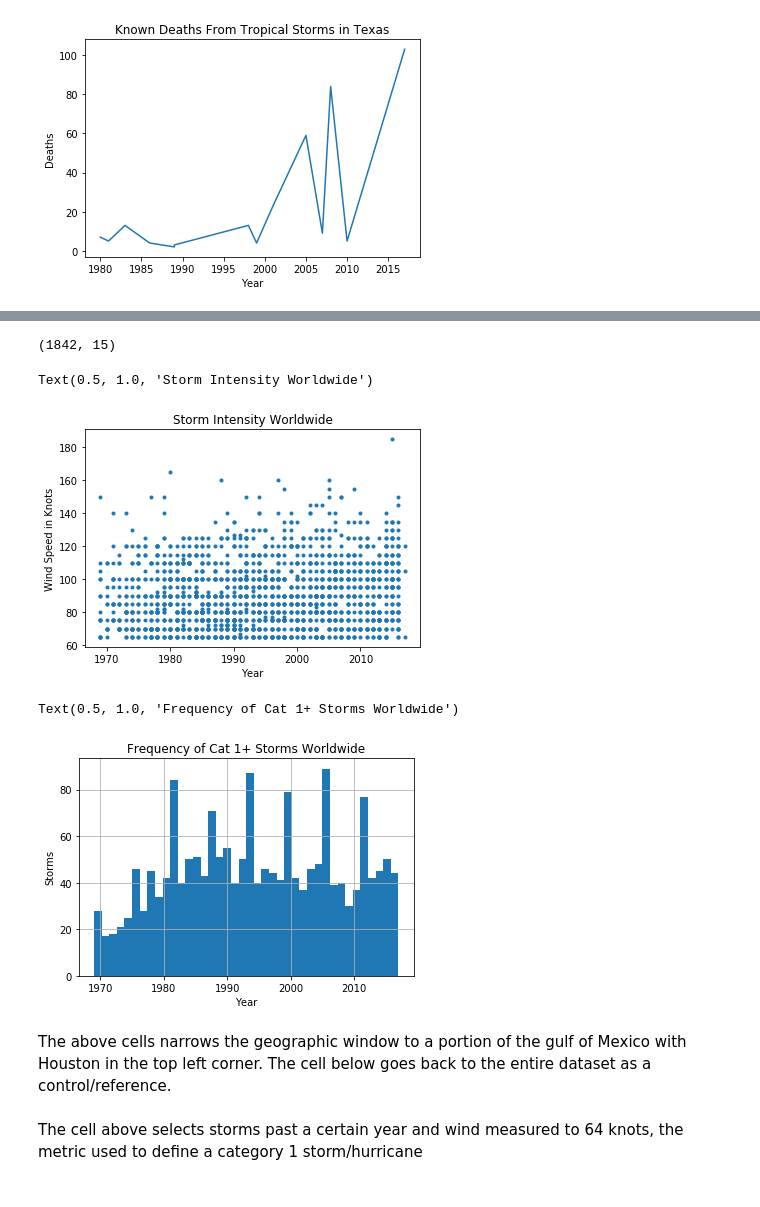
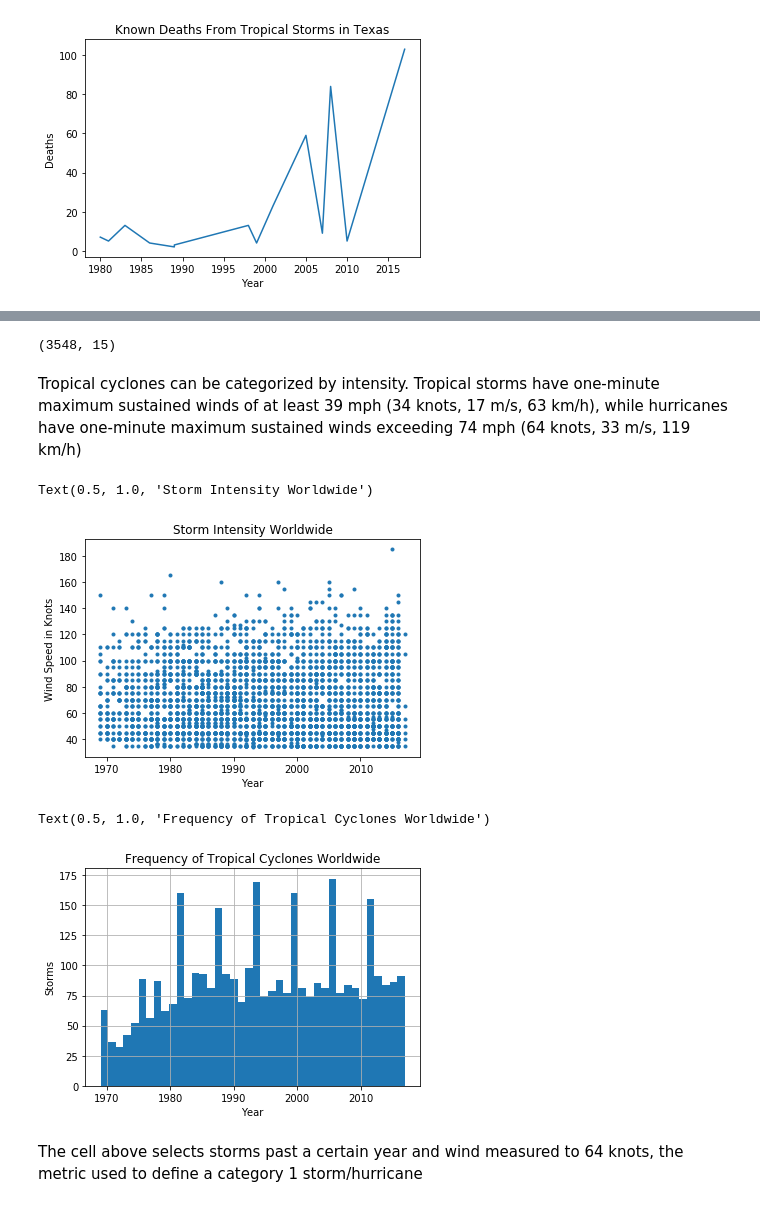
Before and after one commit to zuhbeer/Capstone, a Jupyter notebook: data playground.ipynb, the cells around one changed output, grey strips where cells are left out. Drawn from its saved outputs; the diff is of its cells as text; code cells hidden in the pictures.

```diff
--- a/data playground.ipynb
+++ b/data playground.ipynb
@@ -35,11 +35,13 @@ storms.head()
 # %%
 alldata=pd.read_csv('Allstorms.ibtracs_wmo.v03r10.csv')
 allstorms = pd.DataFrame(alldata)
-stormsglobal = allstorms[(allstorms['Season'] >= 1969) & (allstorms['Wind(WMO)'] >= 64)]
+stormsglobal = allstorms[(allstorms['Season'] >= 1969) & (allstorms['Wind(WMO)'] >= 34)]
 stormsglobaly = stormsglobal.groupby(['Serial_Num']).max()
 stormsglobaly.shape
 # %% [output]
-(1842, 15)
+(3548, 15)
+# %% [markdown]
+Tropical cyclones can be categorized by intensity. Tropical storms have one-minute maximum sustained winds of at least 39 mph (34 knots, 17 m/s, 63 km/h), while hurricanes have one-minute maximum sustained winds exceeding 74 mph (64 knots, 33 m/s, 119 km/h)
 # %%
 x = stormsglobaly['Season']
 y = stormsglobaly['Wind(WMO)']
@@ -51,12 +53,12 @@ plt.xlabel('Year')
 plt.title('Storm Intensity Worldwide')
 # %% [output]
 Text(0.5, 1.0, 'Storm Intensity Worldwide')
-[figure, old version]
+[figure, new version]
 # %%
 stormsglobaly['Season'].hist(bins=40)
 plt.ylabel('Storms')
 plt.xlabel('Year')
-plt.title('Frequency of Cat 1+ Storms Worldwide')
+plt.title('Frequency of Tropical Cyclones Worldwide')
 # %% [output]
-Text(0.5, 1.0, 'Frequency of Cat 1+ Storms Worldwide')
+Text(0.5, 1.0, 'Frequency of Tropical Cyclones Worldwide')
-[figure, old version]
+[figure, new version]
@@ -67,3 +65 @@ stormslong = stormslat[(stormslat['Longitude'] >= -98.0) & (stormslat['Longitude
-# %% [markdown]
-The above cells narrows the geographic window to a portion of the gulf of Mexico with Houston in the top left corner. The cell below goes back to the entire dataset as a control/reference.
 # %%
```
Also changed, not shown: parts of 22 cells of this notebook.
